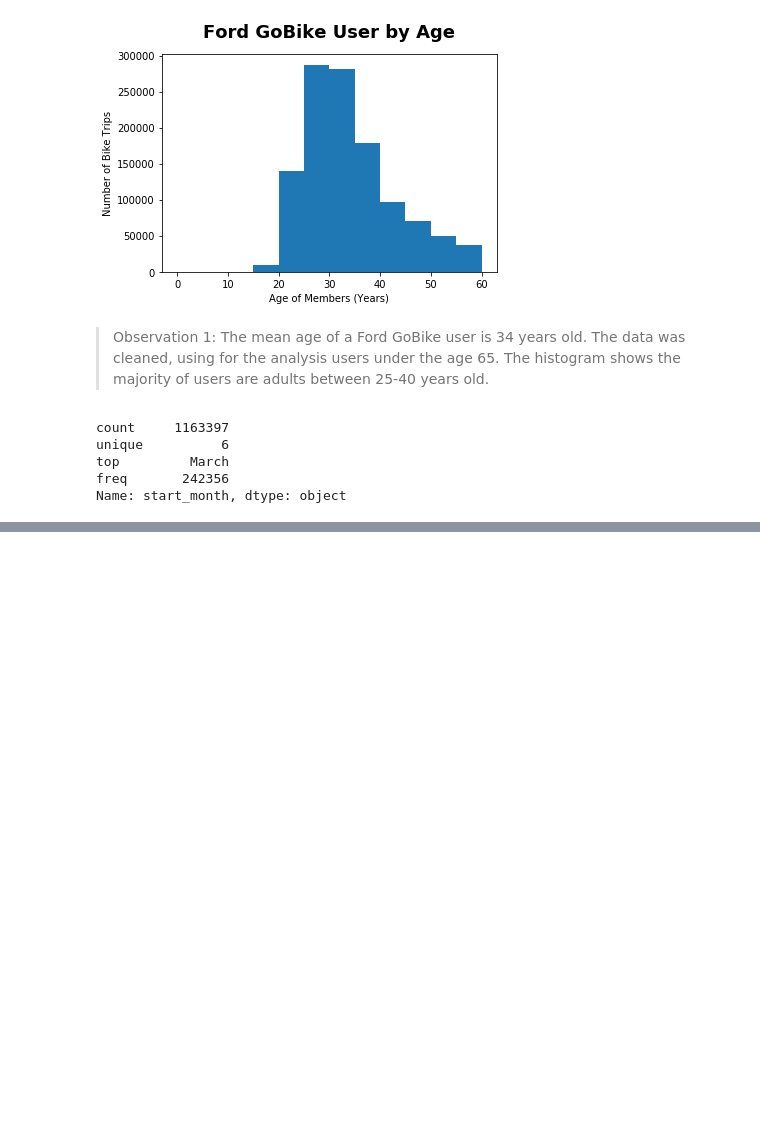
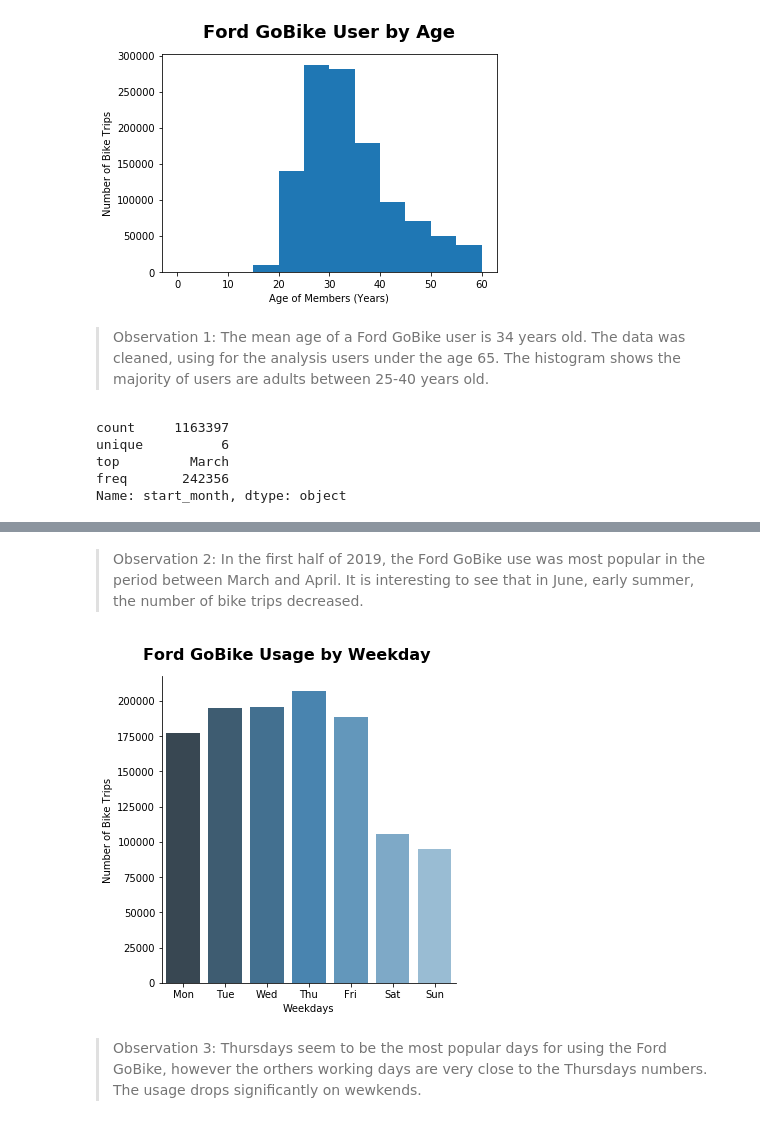
Before and after one commit to Fernando-Moraes/communicate-data-findings, a Jupyter notebook: exploration.ipynb, the cells around one changed output, grey strips where cells are left out. Drawn from its saved outputs; the diff is of its cells as text; code cells hidden in the pictures; blank space fills up the shorter version.

```diff
--- a/exploration.ipynb
+++ b/exploration.ipynb
@@ -459,0 +489,15 @@ graph.fig.suptitle('Ford GoBike Usage by Month', y = 1.05, fontsize = 16, fontwe
+# %% [markdown]
+> Observation 2: In the first half of 2019, the Ford GoBike use was most popular in the period between March and April. It is interesting to see that in June, early summer, the number of bike trips decreased.
+# %%
+
+# Weekday usage of the Ford Go bike system
+weekday = ['Mon', 'Tue', 'Wed', 'Thu', 'Fri', 'Sat', 'Sun']
+graph = sb.catplot(data=df, x='start_weekday', kind='count', palette="Blues_d", order = weekday)
+
+graph.set_axis_labels('Weekdays', 'Number of Bike Trips')
+
+graph.fig.suptitle('Ford GoBike Usage by Weekday', y=1.05, fontsize=16, fontweight='bold');
+# %% [output]
+[figure, added]
+# %% [markdown]
+> Observation 3: Thursdays seem to be the most popular days for using the Ford GoBike, however the orthers working days are very close to the Thursdays numbers. The usage drops significantly on wewkends.
```
Also changed, not shown: parts of 38 cells of this notebook.
